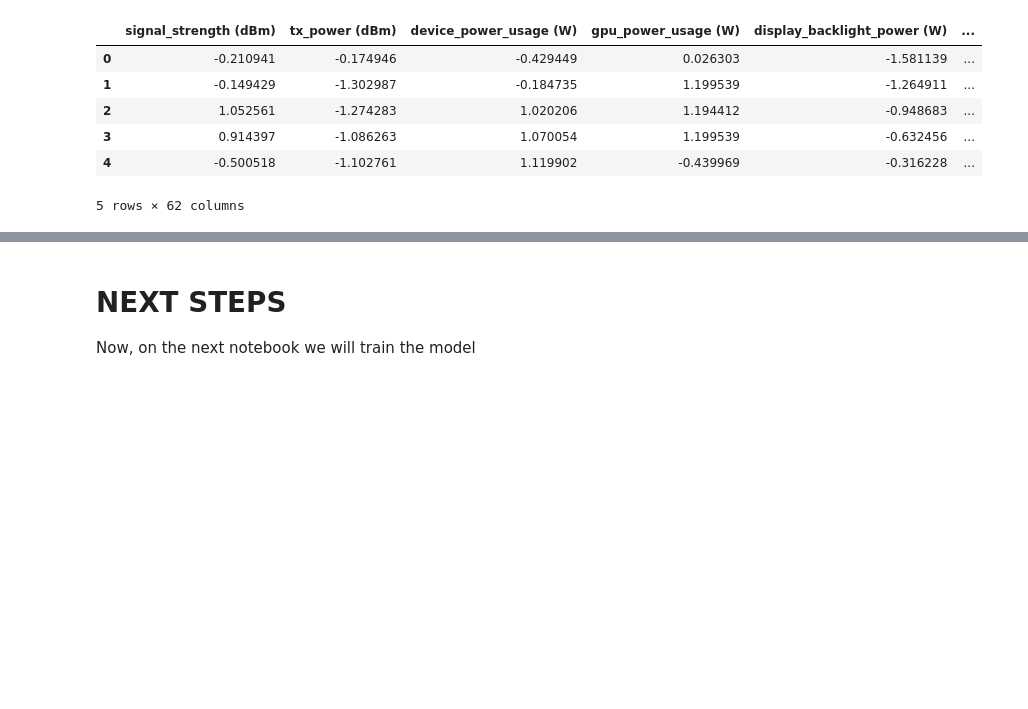
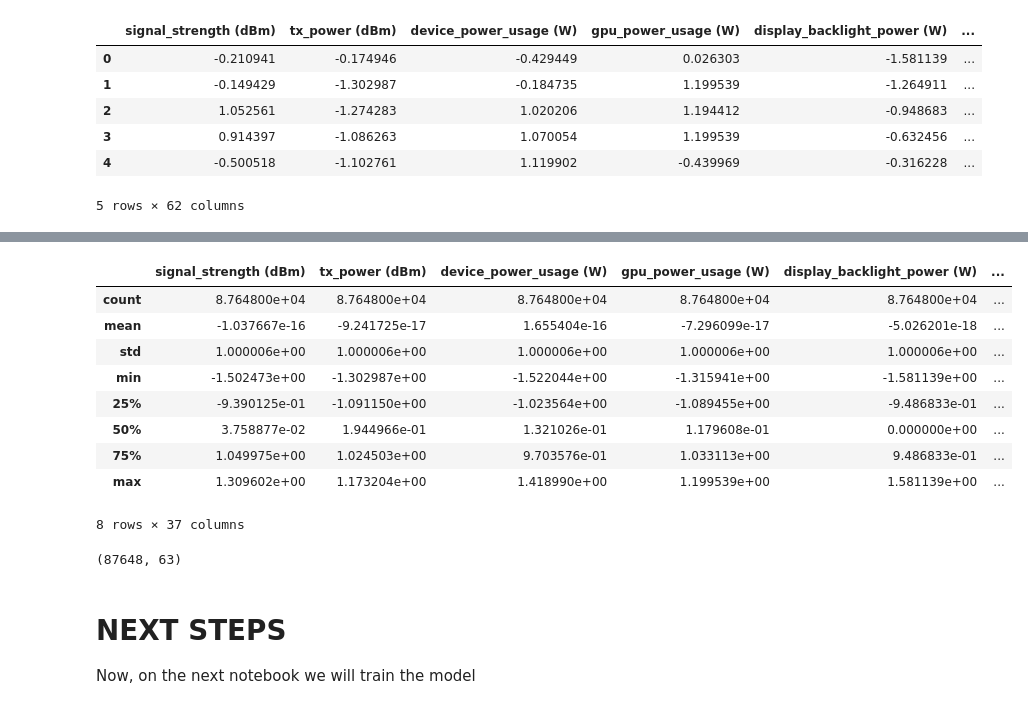
Before and after one commit to Felipe-RA/UdePower, a Jupyter notebook: 00_data_analysis_cleaning.ipynb, the cells around one changed output, grey strips where cells are left out. Cells and saved outputs as stored; diff of their text form; code cells hidden in the pictures; blank space fills up the shorter version.

```diff
--- a/00_data_analysis_cleaning.ipynb
+++ b/00_data_analysis_cleaning.ipynb
@@ -286,0 +322,4 @@ df.head()
+# %%
+final_df = pd.get_dummies(df, columns=['package_power_state'])
+
+final_df.head()
@@ -286,0 +360,17 @@ df.head()
+# %%
+final_df.describe()
+# %% [output]
+|  | signal_strength (dBm) | tx_power (dBm) | device_power_usage (W) | gpu_power_usage (W) | display_backlight_power (W) | ... |
+| count | 8.764800e+04 | 8.764800e+04 | 8.764800e+04 | 8.764800e+04 | 8.764800e+04 | ... |
+| mean | -1.037667e-16 | -9.241725e-17 | 1.655404e-16 | -7.296099e-17 | -5.026201e-18 | ... |
+| std | 1.000006e+00 | 1.000006e+00 | 1.000006e+00 | 1.000006e+00 | 1.000006e+00 | ... |
+| min | -1.502473e+00 | -1.302987e+00 | -1.522044e+00 | -1.315941e+00 | -1.581139e+00 | ... |
+| 25% | -9.390125e-01 | -1.091150e+00 | -1.023564e+00 | -1.089455e+00 | -9.486833e-01 | ... |
+| 50% | 3.758877e-02 | 1.944966e-01 | 1.321026e-01 | 1.179608e-01 | 0.000000e+00 | ... |
+| 75% | 1.049975e+00 | 1.024503e+00 | 9.703576e-01 | 1.033113e+00 | 9.486833e-01 | ... |
+| max | 1.309602e+00 | 1.173204e+00 | 1.418990e+00 | 1.199539e+00 | 1.581139e+00 | ... |
+8 rows × 37 columns
+# %%
+final_df.shape
+# %% [output]
+(87648, 63)
```
Also changed, not shown: parts of 8 cells of this notebook, 1 other file.
